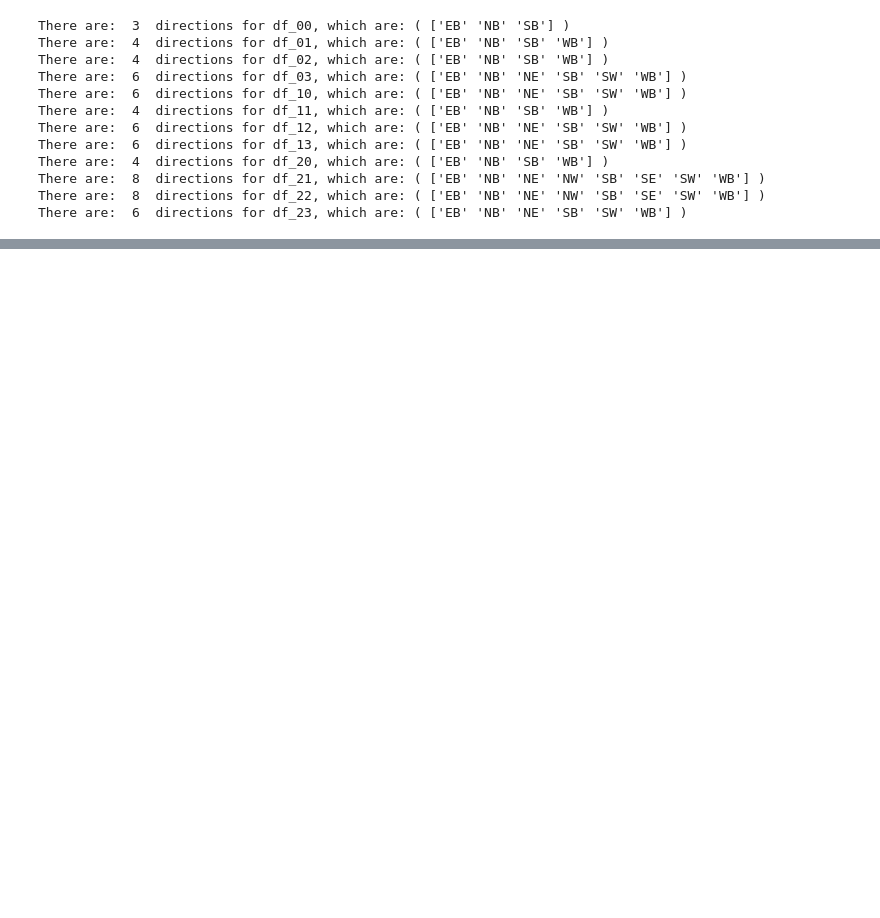
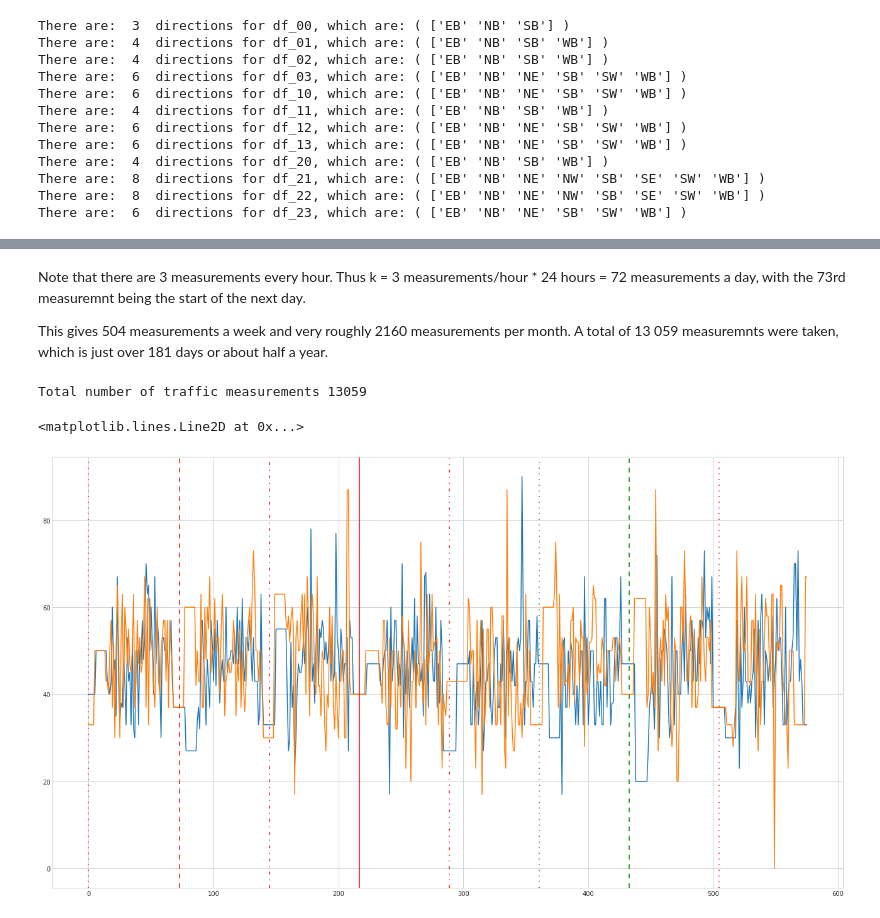
Before and after one commit to Julio-Baeta1/KaggleTabularMar22, a Jupyter notebook: notebook33ecc7fb9c.ipynb, the cells around one changed output, grey strips where cells are left out. Saved outputs shown, nothing was run; the diff lists cells and outputs as text; code cells hidden in the pictures; blank space fills up the shorter version.

```diff
--- a/notebook33ecc7fb9c.ipynb
+++ b/notebook33ecc7fb9c.ipynb
@@ -159,0 +167,36 @@ print(df_00_eb.head())
+# %% [markdown]
+Note that there are 3 measurements every hour. Thus k = 3 measurements/hour * 24 hours = 72 measurements a day, with the 73rd measuremnt being the start of the next day.
+
+This gives 504 measurements a week and very roughly 2160 measurements per month.
+A total of 13 059 measuremnts were taken, which is just over 181 days or about half a year.
+# %%
+k=3*24 # 72 A day
+w = k*7 #504 a week
+wk = w+k # 576 a week and a day
+
+df_00_eb = df_00[df_00["direction"]=="EB"]
+N = df_00_eb.shape[0]
+print("Total number of traffic measurements",N)
+
+num_points = k*8
+#plt.plot(range(num_points),df_00_eb.iloc[0:num_points]['congestion'])
+plt.plot(range(num_points),df_00_eb.iloc[num_points:num_points*2]['congestion'])
+plt.plot(range(num_points),df_00_eb.iloc[num_points*2:num_points*3]['congestion'])
+plt.axvline(x=0, color='red', linestyle=(0,(1,5)))
+plt.axvline(x=k+1, color='red', linestyle=(0,(5,5)))
+plt.axvline(x=2*k+1, color='red', linestyle=(0,(3,5,1,5)))
+plt.axvline(x=3*k+1, color='red', linestyle='solid')
+plt.axvline(x=4*k+1, color='red', linestyle=(0,(3,5,1,5,1,5)))
+
+plt.axvline(x=5*k+1, color='green', linestyle=(0,(1,5)))
+plt.axvline(x=6*k+1, color='green', linestyle=(0,(5,5)))
+plt.axvline(x=7*k+1, color='red', linestyle=(0,(1,5)))
+
+#df_00_eb['time'] = pd.to_datetime(df_00_eb['time']).astype(int)/ 10**9
+
+#print(df_00_eb.shape)
+#df_00_eb.head()
+# %% [output]
+Total number of traffic measurements 13059
+<matplotlib.lines.Line2D at 0x...>
+[figure, added]
```
Also changed, not shown: parts of 34 cells of this notebook.
